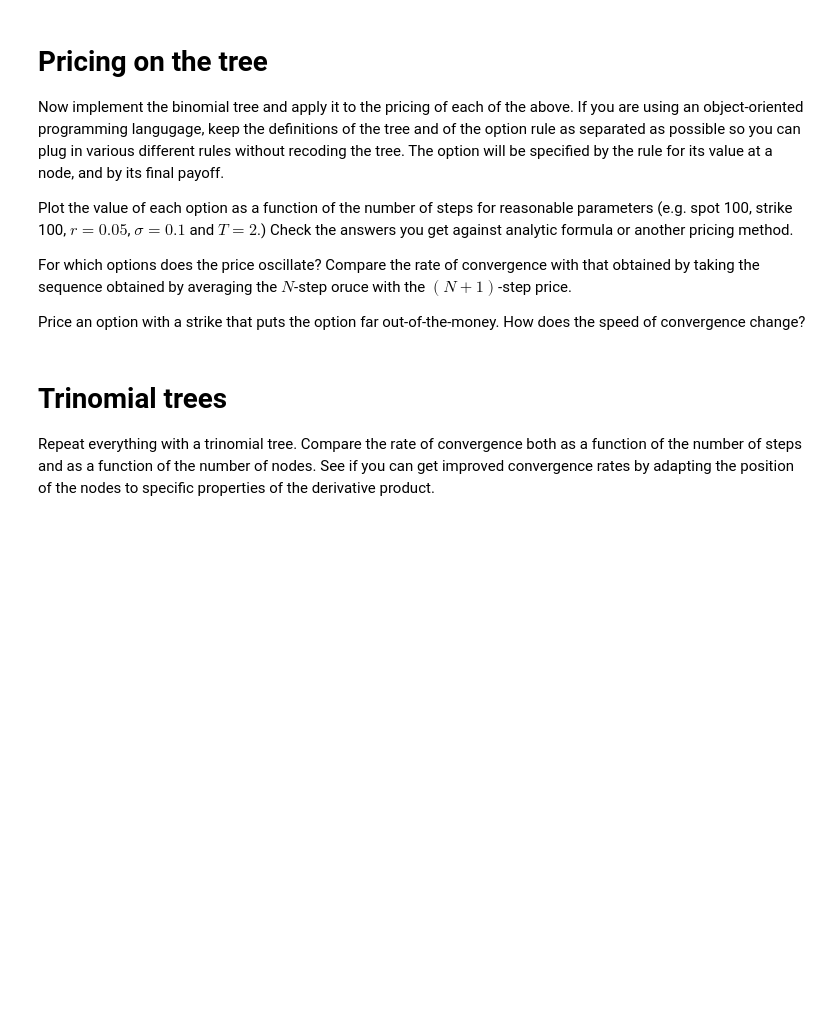
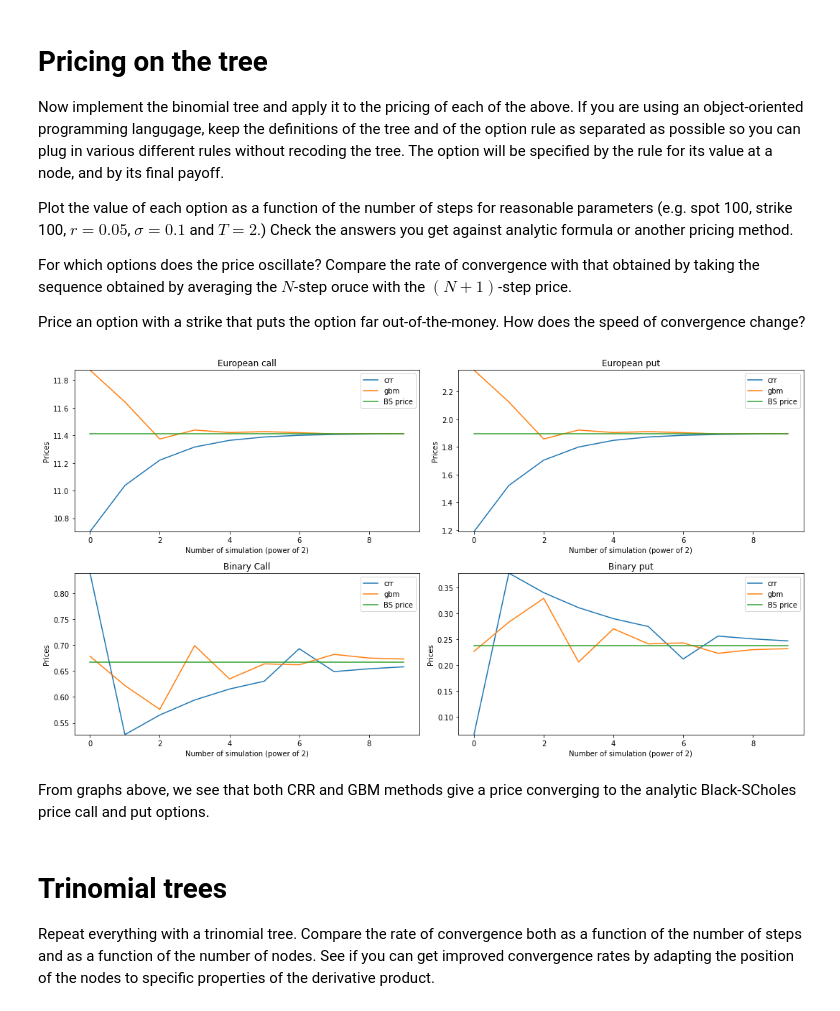
Before and after one commit to hongwai1920/Implement-Option-Pricing-Model-using-Python, a Jupyter notebook: 4. Recombining_Trees.ipynb, the cells around one changed output. Saved outputs shown, nothing was run; the diff lists cells and outputs as text; code cells hidden in the pictures; blank space fills up the shorter version.

```diff
--- a/4. Recombining_Trees.ipynb
+++ b/4. Recombining_Trees.ipynb
@@ -49,16 +43,0 @@ Note that CRR tree is recombinant.
-# %%
-S0 = 100
-K = 100
-sigma = 0.2
-r = 0.1
-d = 0.05
-T = 2
-
-# Compare tree price by crr and gbm with Black-Scholes analytical pricing
-num_sim = 11
-tree = BinomialTree(S0, r, d, sigma, T)
-payoff = lambda x: np.maximum(x - K, 0)
-
-print(tree.option_price(num_sim, payoff = payoff, model = 'crr'))
-print(tree.option_price(num_sim, payoff = payoff, model = 'gbm'))
-Option(S0, K, r, d, sigma, T).european_call()
@@ -97,6 +81,53 @@ Compare the rate of convergence with that obtained by taking the sequence obtain
 
 Price an option with a strike that puts the option far out-of-the-money.
 How does the speed of convergence change?
+# %%
+S0 = 100
+K = 100
+sigma = 0.1
+r = 0.05
+d = 0
+T = 2
+
+# Compare tree price by crr and gbm with Black-Scholes analytical pricing
+num_sim = 10
+tree = BinomialTree(S0, r, d, sigma, T)
+
+num_rows = 2
+num_cols = 2
+f, ax = plt.subplots(num_rows, num_cols, figsize = (15,8))
+
+# European and binary call and put payoff
+euro_call = lambda x: np.maximum(x - K, 0)
+euro_put = lambda x: np.maximum(K - x, 0)
+bin_call = lambda x: np.piecewise(x, [x < K, x >= K], [0, 1])
+bin_put = lambda x: np.piecewise(x, [x < K, x >= K], [1, 0])
+
+title = ['European call', 'European put', 'Binary Call', 'Binary put']
+payoffs = [euro_call, euro_put, bin_call, bin_put]
+option = Option(S0, K, r, d, sigma, T)
+BS_price = [option.european_call(), option.european_put(), option.binary_call(1), option.binary_put(1)]
+
+for i, payoff in enumerate(payoffs):
+  crr = tree.option_price(num_sim, payoff = payoff, model = 'crr')
+  gbm = tree.option_price(num_sim, payoff = payoff, model = 'gbm')
+  low = np.min(crr + gbm + [BS_price[i]])
+  high = np.max(crr + gbm + [BS_price[i]])
+
+  ax[i//num_cols, i%num_cols].plot(crr, label = 'crr')
+  ax[i//num_cols, i%num_cols].plot(gbm, label = 'gbm')
+  ax[i//num_cols, i%num_cols].plot([BS_price[i]] * num_sim, label = 'BS price')
+  ax[i//num_cols, i%num_cols].set_ylim(low, high)
+  ax[i//num_cols, i%num_cols].set_xlabel('Number of simulation (power of 2)')
+  ax[i//num_cols, i%num_cols].set_ylabel('Prices')
+  ax[i//num_cols, i%num_cols].set_title(title[i])
+  ax[i//num_cols, i%num_cols].legend();
+
+f.tight_layout()
+# %% [output]
+[figure, added]
+# %% [markdown]
+From graphs above, we see that both CRR and GBM methods give a price converging to the analytic Black-SCholes price call and put options.
 # %% [markdown]
 # Trinomial trees
 Repeat everything with a trinomial tree.
```
Also changed, not shown: parts of 9 cells of this notebook.
